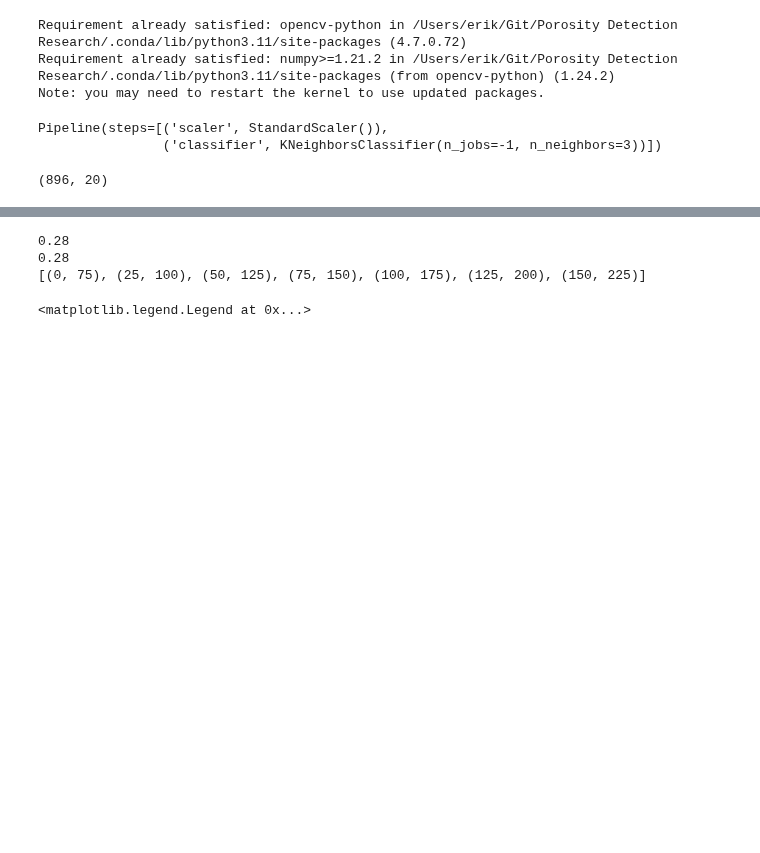
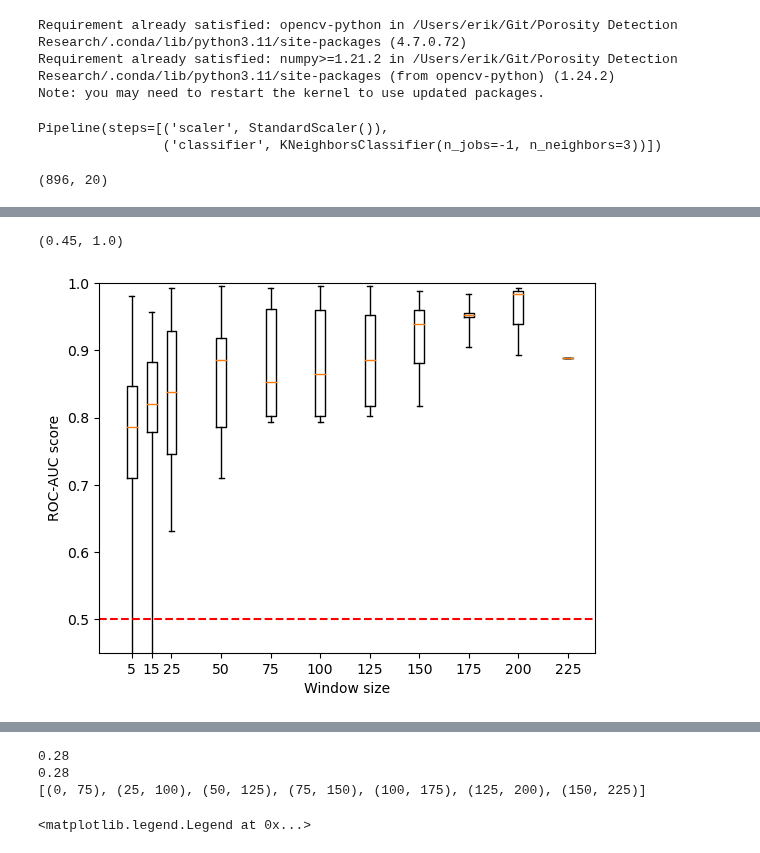
Before and after one commit to ErikSievers/thesis, a Jupyter notebook: Streaming/streaming eval c.ipynb, the cells around one changed output, grey strips where cells are left out. Saved outputs shown, nothing was run; the diff lists cells and outputs as text; code cells hidden in the pictures; blank space fills up the shorter version.

```diff
--- a/Streaming/streaming eval c.ipynb
+++ b/Streaming/streaming eval c.ipynb
@@ -200,0 +354,22 @@ Text(0.5, 0, 'Window start layer')
+# %%
+all = [np.array(s) for (s, t, _, _) in results]
+# scores = [np.average(s) for (s, t) in results]
+# median = [np.median(s) for (s, t) in results]
+# minscore = [np.average(s) - np.std(s) for (s, t) in results]
+# maxscore = [np.average(s) + np.std(s) for (s, t) in results]
+# times = [t for (s, t) in results]
+ws = [w for (w, a) in settings]
+# plt.plot(ws, scores, 'o-', markersize=2)
+# plt.plot(ws, minscore, 'o-', markersize=2)
+# plt.plot(ws, maxscore, 'o-', markersize=2)
+plt.boxplot(all, positions=ws, widths=5, showfliers=False, whis=[0, 100])
+plt.xlabel("Window size")
+plt.ylabel("ROC-AUC score")
+plt.axline((0, 0.5), (1, 0.5), color='r', linestyle='--')
+plt.gca().set_ylim(0.45, 1)
+
+# plt.plot(ws, median, 'o-', markersize=2)
+# plt.xscale('log')
+# %% [output]
+(0.45, 1.0)
+[figure, added]
```
Also changed, not shown: parts of 21 cells of this notebook, 2 other files.
